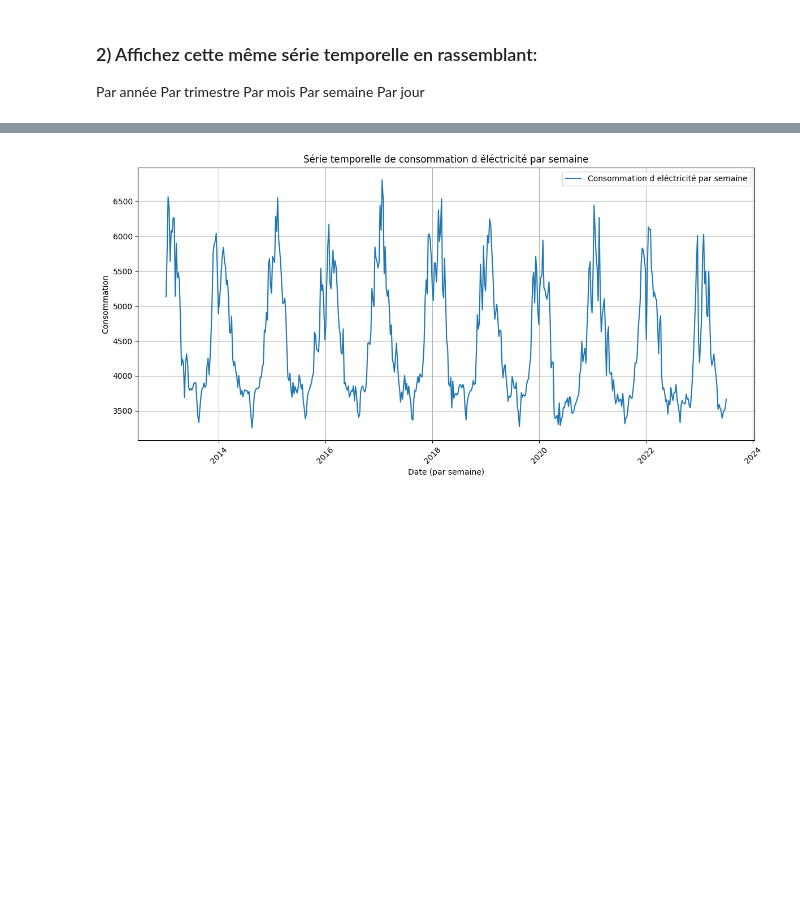
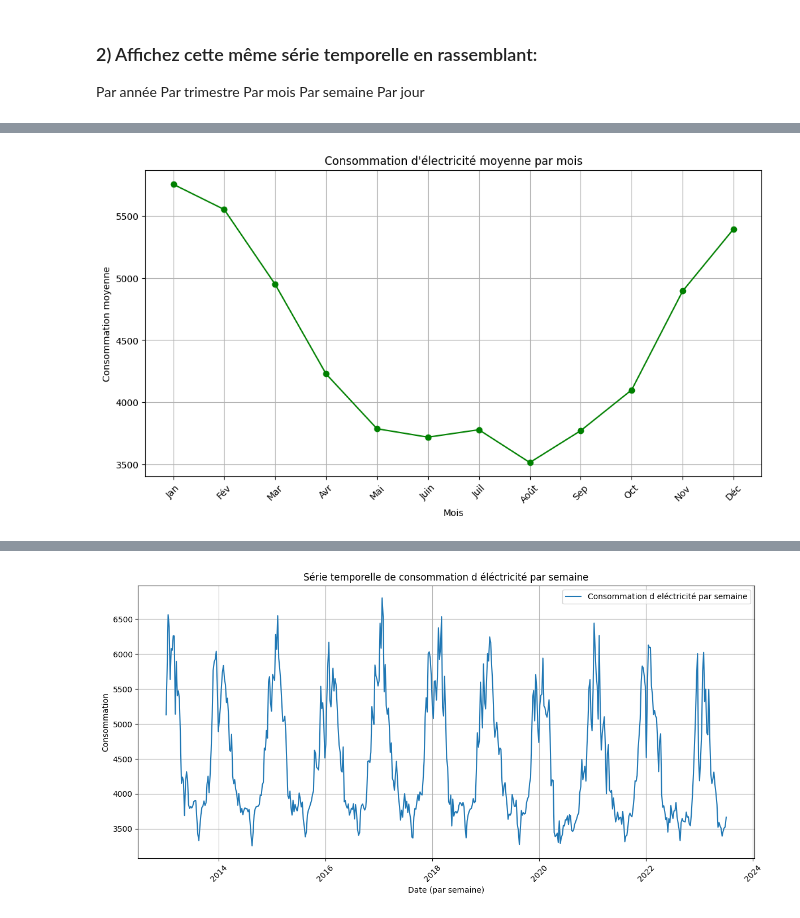
Before and after one commit to Noura-ou/Series_temporelles_CONSOMMATION_ELECTRIQUE, a Jupyter notebook: src/data_preprocessing.ipynb, the cells around one changed output, grey strips where cells are left out. Cells and saved outputs as stored; diff of their text form; code cells hidden in the pictures; blank space fills up the shorter version.

```diff
--- a/src/data_preprocessing.ipynb
+++ b/src/data_preprocessing.ipynb
@@ -207,0 +166,17 @@ plt.show()
+# %%
+# Créez un nouveau DataFrame avec la consommation moyenne par mois
+df['mois'] = df['date'].dt.month
+df_avg_by_month = df.groupby('mois')['consommation_brute_electricite_rte'].mean().reset_index()
+
+# Créez le graphique de la consommation moyenne par mois
+mois_labels = ['Jan', 'Fév', 'Mar', 'Avr', 'Mai', 'Juin', 'Juil', 'Août', 'Sep', 'Oct', 'Nov', 'Déc']
+plt.figure(figsize=(12, 6))
+plt.plot(mois_labels, df_avg_by_month['consommation_brute_electricite_rte'], marker='o', linestyle='-', color='g')
+plt.xlabel('Mois')
+plt.ylabel('Consommation moyenne')
+plt.title('Consommation d\'électricité moyenne par mois')
+plt.grid(True)
+plt.xticks(rotation=45)
+plt.show()
+# %% [output]
+[figure, added]
```
Also changed, not shown: parts of 12 cells of this notebook.
